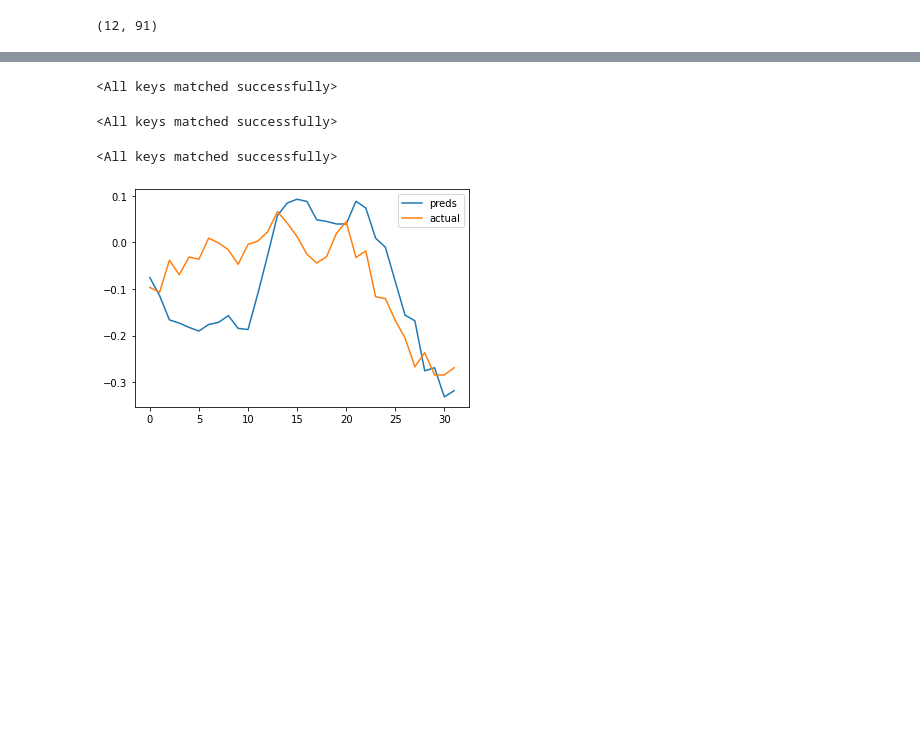
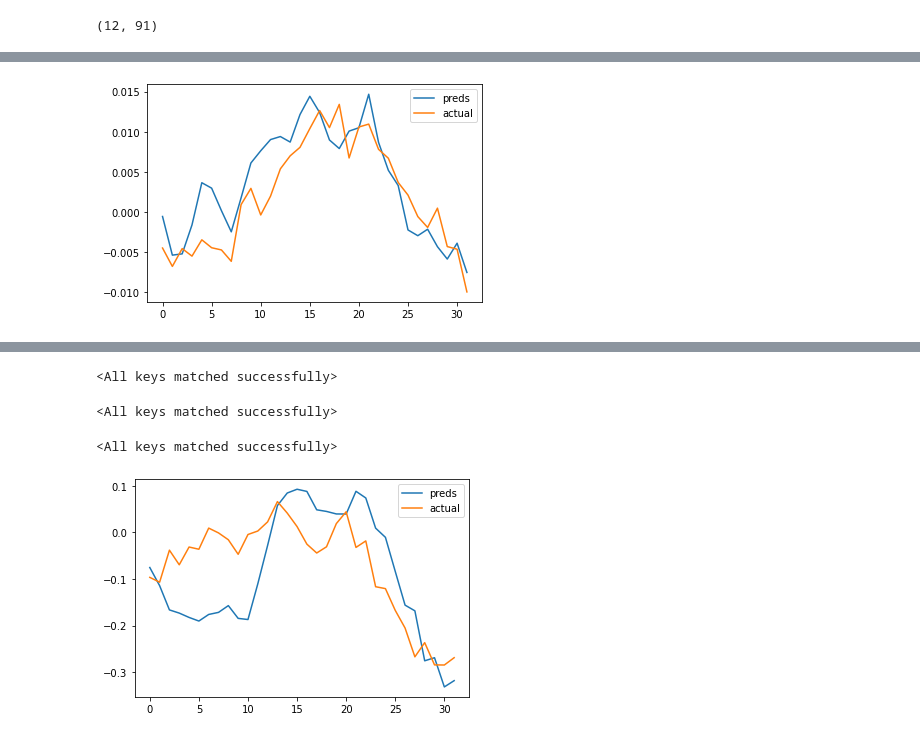
Before and after one commit to dmbernaal/heisenberg, a Jupyter notebook: 02_gadf.ipynb, the cells around one changed output, grey strips where cells are left out. Drawn from its saved outputs; the diff is of its cells as text; code cells hidden in the pictures; blank space fills up the shorter version.

Commit message:
predicting future movement, not so easy

```diff
--- a/02_gadf.ipynb
+++ b/02_gadf.ipynb
@@ -417,3 +429,10 @@ predict_plot(xb, yb, simple_cnn)
+# %%
+"""GELU Activation 14 epochs, TINY CNN"""
+# plot predictions
+xb, yb = next(iter(dls.valid))
+predict_plot(xb, yb, simple_cnn)
+# %% [output]
+[figure, added]
 # %%
 # plot predictions
 xb, yb = next(iter(dls.train))
```
Also changed, not shown: parts of 14 cells of this notebook, 1 other file.
